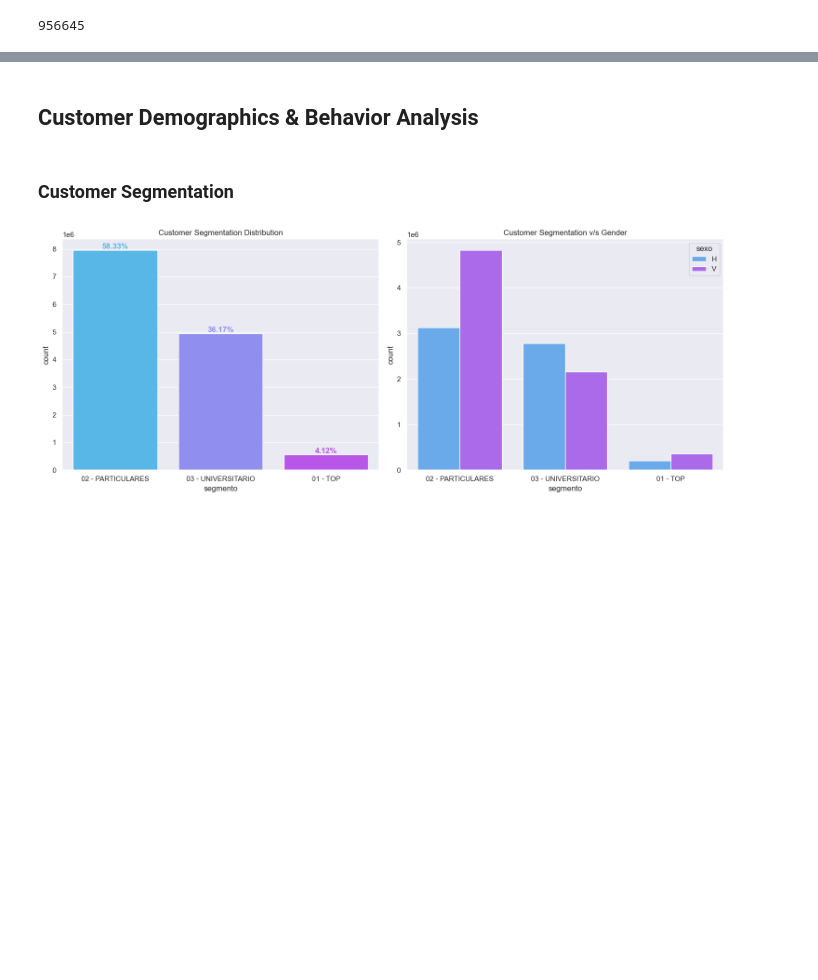
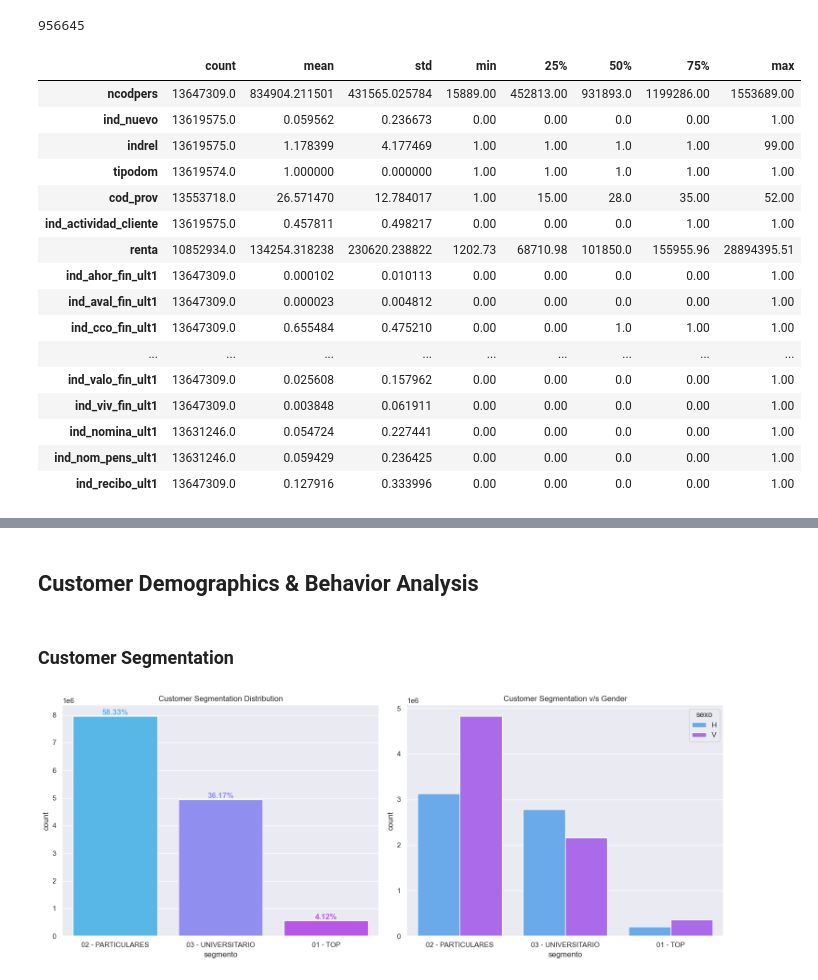
Before and after one commit to dennismathewjose/Santander-product-recommendation, a Jupyter notebook: santander-product-recommendation.ipynb, the cells around one changed output, grey strips where cells are left out. Drawn from its saved outputs; the diff is of its cells as text; code cells hidden in the pictures; blank space fills up the shorter version.

```diff
--- a/santander-product-recommendation.ipynb
+++ b/santander-product-recommendation.ipynb
@@ -64,3 +137,23 @@ dtype: float64
 df_train['ncodpers'].nunique()
 # %% [output]
 956645
+# %%
+df_train.describe().T
+# %% [output]
+|  | count | mean | std | min | 25% | 50% | 75% | max |
+| ncodpers | 13647309.0 | 834904.211501 | 431565.025784 | 15889.00 | 452813.00 | 931893.0 | 1199286.00 | 1553689.00 |
+| ind_nuevo | 13619575.0 | 0.059562 | 0.236673 | 0.00 | 0.00 | 0.0 | 0.00 | 1.00 |
+| indrel | 13619575.0 | 1.178399 | 4.177469 | 1.00 | 1.00 | 1.0 | 1.00 | 99.00 |
+| tipodom | 13619574.0 | 1.000000 | 0.000000 | 1.00 | 1.00 | 1.0 | 1.00 | 1.00 |
+| cod_prov | 13553718.0 | 26.571470 | 12.784017 | 1.00 | 15.00 | 28.0 | 35.00 | 52.00 |
+| ind_actividad_cliente | 13619575.0 | 0.457811 | 0.498217 | 0.00 | 0.00 | 0.0 | 1.00 | 1.00 |
+| renta | 10852934.0 | 134254.318238 | 230620.238822 | 1202.73 | 68710.98 | 101850.0 | 155955.96 | 28894395.51 |
+| ind_ahor_fin_ult1 | 13647309.0 | 0.000102 | 0.010113 | 0.00 | 0.00 | 0.0 | 0.00 | 1.00 |
+| ind_aval_fin_ult1 | 13647309.0 | 0.000023 | 0.004812 | 0.00 | 0.00 | 0.0 | 0.00 | 1.00 |
+| ind_cco_fin_ult1 | 13647309.0 | 0.655484 | 0.475210 | 0.00 | 0.00 | 1.0 | 1.00 | 1.00 |
+| ... | ... | ... | ... | ... | ... | ... | ... | ... |
+| ind_valo_fin_ult1 | 13647309.0 | 0.025608 | 0.157962 | 0.00 | 0.00 | 0.0 | 0.00 | 1.00 |
+| ind_viv_fin_ult1 | 13647309.0 | 0.003848 | 0.061911 | 0.00 | 0.00 | 0.0 | 0.00 | 1.00 |
+| ind_nomina_ult1 | 13631246.0 | 0.054724 | 0.227441 | 0.00 | 0.00 | 0.0 | 0.00 | 1.00 |
+| ind_nom_pens_ult1 | 13631246.0 | 0.059429 | 0.236425 | 0.00 | 0.00 | 0.0 | 0.00 | 1.00 |
+| ind_recibo_ult1 | 13647309.0 | 0.127916 | 0.333996 | 0.00 | 0.00 | 0.0 | 0.00 | 1.00 |
```
Also changed, not shown: parts of 20 cells of this notebook.
